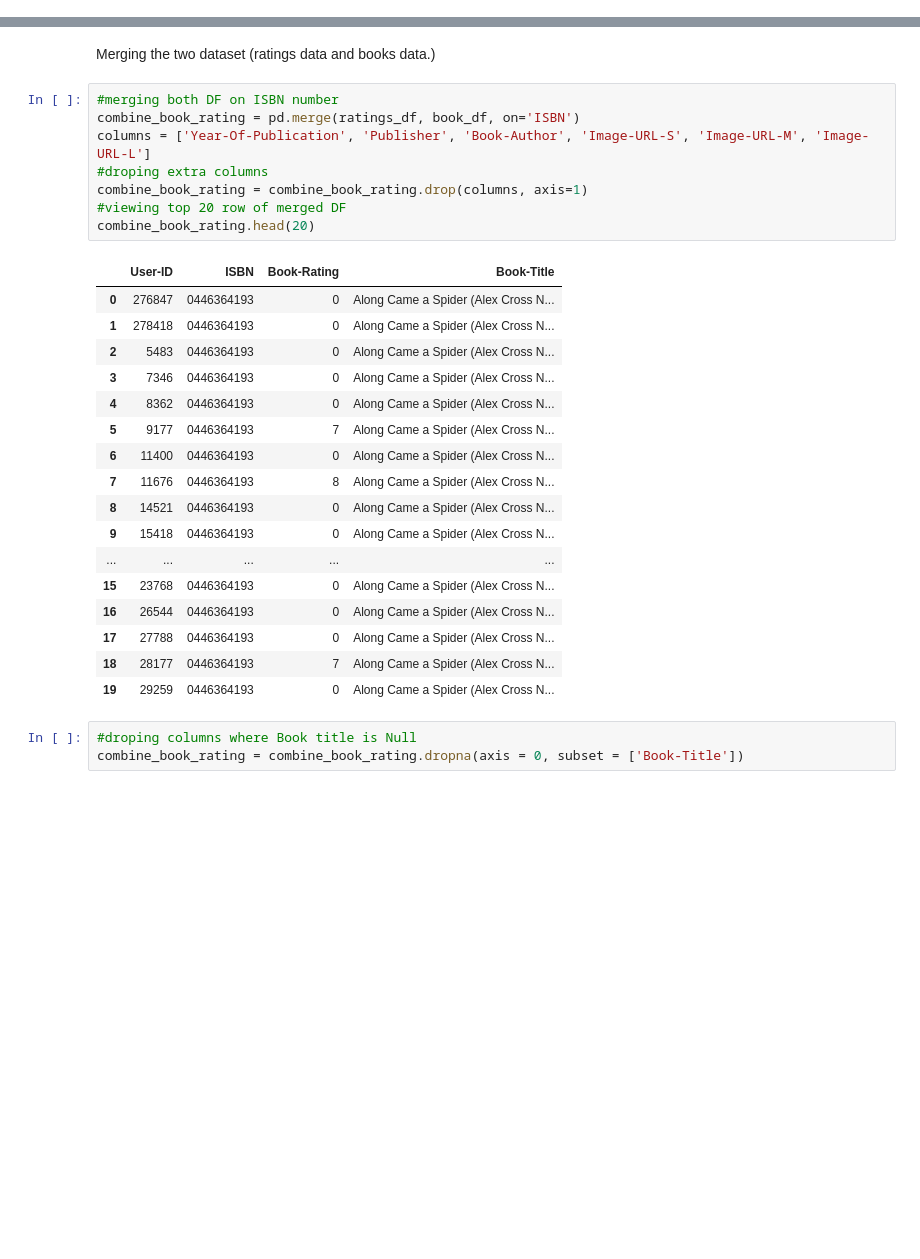
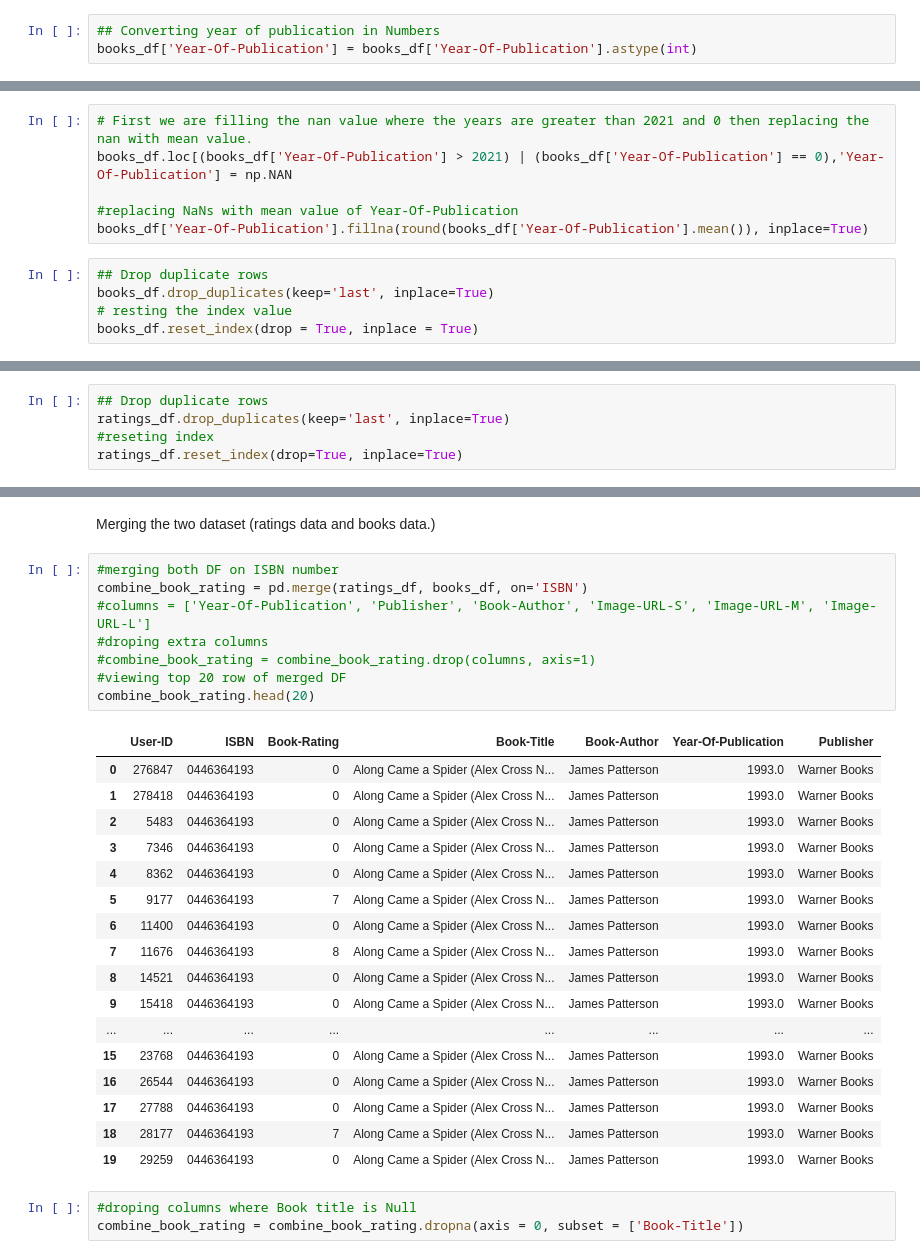
Before and after one commit to Aaryant31/Book_Recommendation_system, a Jupyter notebook: Rahul_Kumar_Soni_Book_Recommendation_System.ipynb, the cells around one changed output, grey strips where cells are left out. Saved outputs shown, nothing was run; the diff lists cells and outputs as text; blank space fills up the shorter version.

```diff
--- a/Rahul_Kumar_Soni_Book_Recommendation_System.ipynb
+++ b/Rahul_Kumar_Soni_Book_Recommendation_System.ipynb
@@ -208,0 +201,3 @@ plt.show()
+# %%
+## Converting year of publication in Numbers
+books_df['Year-Of-Publication'] = books_df['Year-Of-Publication'].astype(int)
@@ -208,0 +234,11 @@ plt.show()
+# %%
+# First we are filling the nan value where the years are greater than 2021 and 0 then replacing the nan with mean value.
+books_df.loc[(books_df['Year-Of-Publication'] > 2021) | (books_df['Year-Of-Publication'] == 0),'Year-Of-Publication'] = np.NAN
+
+#replacing NaNs with mean value of Year-Of-Publication
+books_df['Year-Of-Publication'].fillna(round(books_df['Year-Of-Publication'].mean()), inplace=True)
+# %%
+## Drop duplicate rows
+books_df.drop_duplicates(keep='last', inplace=True)
+# resting the index value
+books_df.reset_index(drop = True, inplace = True)
@@ -208,0 +379,5 @@ plt.show()
+# %%
+## Drop duplicate rows
+ratings_df.drop_duplicates(keep='last', inplace=True)
+#reseting index
+ratings_df.reset_index(drop=True, inplace=True)
@@ -326,30 +625,30 @@ ratings_df = ratings_df[ratings_df['User-ID'].isin(counts1[counts1 >= 50].index)
 Merging the two dataset (ratings data and books data.)
 # %%
 #merging both DF on ISBN number
-combine_book_rating = pd.merge(ratings_df, book_df, on='ISBN')
-columns = ['Year-Of-Publication', 'Publisher', 'Book-Author', 'Image-URL-S', 'Image-URL-M', 'Image-URL-L']
+combine_book_rating = pd.merge(ratings_df, books_df, on='ISBN')
+#columns = ['Year-Of-Publication', 'Publisher', 'Book-Author', 'Image-URL-S', 'Image-URL-M', 'Image-URL-L']
 #droping extra columns
-combine_book_rating = combine_book_rating.drop(columns, axis=1)
+#combine_book_rating = combine_book_rating.drop(columns, axis=1)
 #viewing top 20 row of merged DF
 combine_book_rating.head(20)
 # %% [output]
-|  | User-ID | ISBN | Book-Rating | Book-Title |
-| 0 | 276847 | 0446364193 | 0 | Along Came a Spider (Alex Cross N... |
-| 1 | 278418 | 0446364193 | 0 | Along Came a Spider (Alex Cross N... |
-| 2 | 5483 | 0446364193 | 0 | Along Came a Spider (Alex Cross N... |
-| 3 | 7346 | 0446364193 | 0 | Along Came a Spider (Alex Cross N... |
-| 4 | 8362 | 0446364193 | 0 | Along Came a Spider (Alex Cross N... |
-| 5 | 9177 | 0446364193 | 7 | Along Came a Spider (Alex Cross N... |
-| 6 | 11400 | 0446364193 | 0 | Along Came a Spider (Alex Cross N... |
-| 7 | 11676 | 0446364193 | 8 | Along Came a Spider (Alex Cross N... |
-| 8 | 14521 | 0446364193 | 0 | Along Came a Spider (Alex Cross N... |
-| 9 | 15418 | 0446364193 | 0 | Along Came a Spider (Alex Cross N... |
-| ... | ... | ... | ... | ... |
-| 15 | 23768 | 0446364193 | 0 | Along Came a Spider (Alex Cross N... |
-| 16 | 26544 | 0446364193 | 0 | Along Came a Spider (Alex Cross N... |
-| 17 | 27788 | 0446364193 | 0 | Along Came a Spider (Alex Cross N... |
-| 18 | 28177 | 0446364193 | 7 | Along Came a Spider (Alex Cross N... |
-| 19 | 29259 | 0446364193 | 0 | Along Came a Spider (Alex Cross N... |
+|  | User-ID | ISBN | Book-Rating | Book-Title | Book-Author | Year-Of-Publication | Publisher |
+| 0 | 276847 | 0446364193 | 0 | Along Came a Spider (Alex Cross N... | James Patterson | 1993.0 | Warner Books |
+| 1 | 278418 | 0446364193 | 0 | Along Came a Spider (Alex Cross N... | James Patterson | 1993.0 | Warner Books |
+| 2 | 5483 | 0446364193 | 0 | Along Came a Spider (Alex Cross N... | James Patterson | 1993.0 | Warner Books |
+| 3 | 7346 | 0446364193 | 0 | Along Came a Spider (Alex Cross N... | James Patterson | 1993.0 | Warner Books |
+| 4 | 8362 | 0446364193 | 0 | Along Came a Spider (Alex Cross N... | James Patterson | 1993.0 | Warner Books |
+| 5 | 9177 | 0446364193 | 7 | Along Came a Spider (Alex Cross N... | James Patterson | 1993.0 | Warner Books |
+| 6 | 11400 | 0446364193 | 0 | Along Came a Spider (Alex Cross N... | James Patterson | 1993.0 | Warner Books |
+| 7 | 11676 | 0446364193 | 8 | Along Came a Spider (Alex Cross N... | James Patterson | 1993.0 | Warner Books |
+| 8 | 14521 | 0446364193 | 0 | Along Came a Spider (Alex Cross N... | James Patterson | 1993.0 | Warner Books |
+| 9 | 15418 | 0446364193 | 0 | Along Came a Spider (Alex Cross N... | James Patterson | 1993.0 | Warner Books |
+| ... | ... | ... | ... | ... | ... | ... | ... |
+| 15 | 23768 | 0446364193 | 0 | Along Came a Spider (Alex Cross N... | James Patterson | 1993.0 | Warner Books |
+| 16 | 26544 | 0446364193 | 0 | Along Came a Spider (Alex Cross N... | James Patterson | 1993.0 | Warner Books |
+| 17 | 27788 | 0446364193 | 0 | Along Came a Spider (Alex Cross N... | James Patterson | 1993.0 | Warner Books |
+| 18 | 28177 | 0446364193 | 7 | Along Came a Spider (Alex Cross N... | James Patterson | 1993.0 | Warner Books |
+| 19 | 29259 | 0446364193 | 0 | Along Came a Spider (Alex Cross N... | James Patterson | 1993.0 | Warner Books |
 # %%
 #droping columns where Book title is Null
 combine_book_rating = combine_book_rating.dropna(axis = 0, subset = ['Book-Title'])
```
Also changed, not shown: parts of 156 cells of this notebook.
